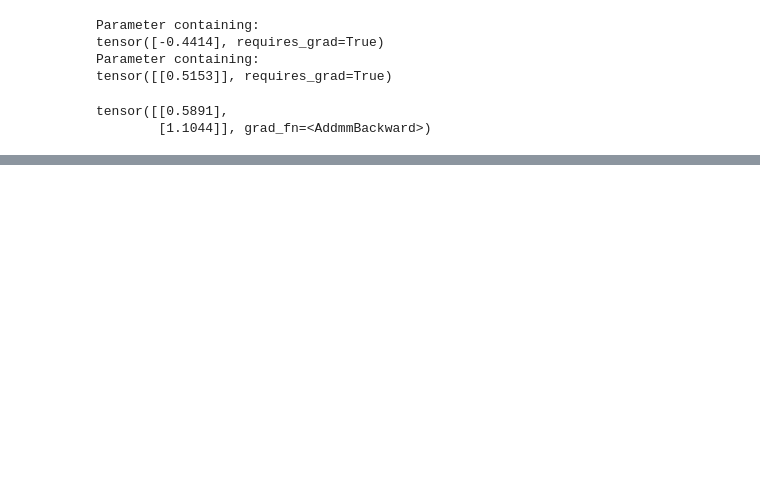
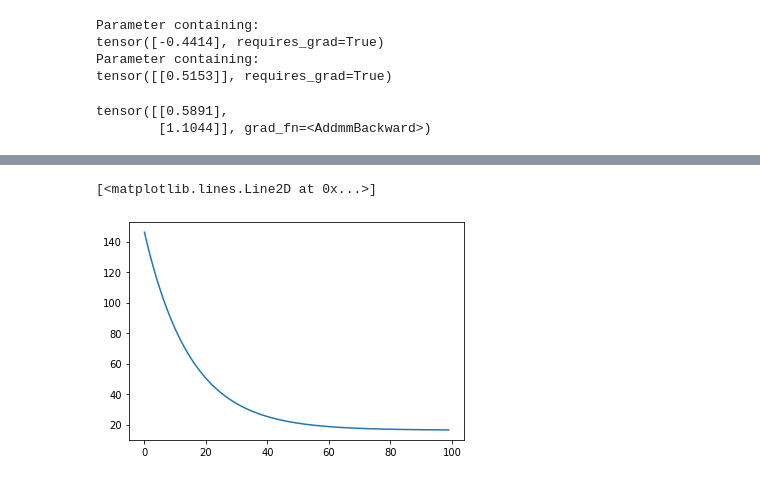
Before and after one commit to Shikhargupta/pytorch-for-deep-learning-and-computer-vision, a Jupyter notebook: Linear Regression.ipynb, the cells around one changed output, grey strips where cells are left out. Cells and saved outputs as stored; diff of their text form; code cells hidden in the pictures; blank space fills up the shorter version.

```diff
--- a/Linear Regression.ipynb
+++ b/Linear Regression.ipynb
@@ -36,0 +68,11 @@ tensor([[0.1556],
+# %%
+epoch = 100
+losses = []
+for i in range(epoch):
+    y_pred = model.forward(X)
+    loss = loss_func(y_pred, Y)
+
+    optimizer.zero_grad()
+    loss.backward()
+    optimizer.step()
+    losses.append(loss)
@@ -36,0 +83,5 @@ tensor([[0.1556],
+# %%
+plt.plot(range(epoch), losses)
+# %% [output]
+[<matplotlib.lines.Line2D at 0x...>]
+[figure, added]
```
Also changed, not shown: parts of 8 cells of this notebook, 1 other file.
